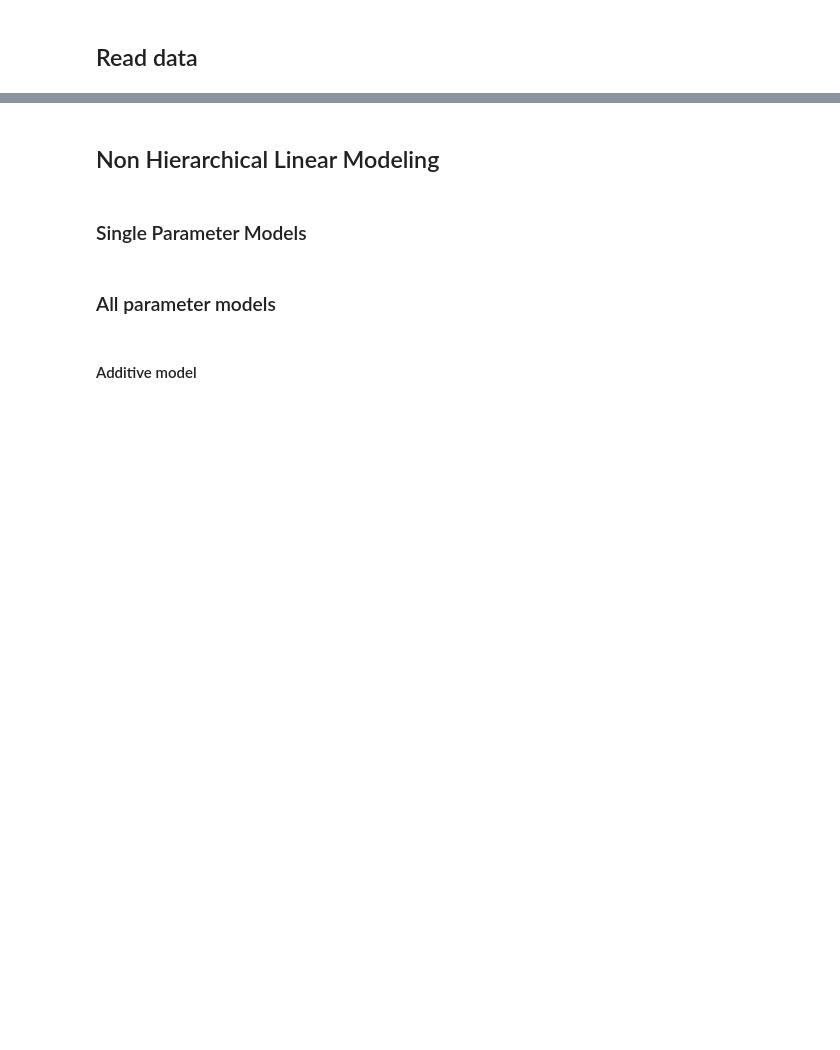
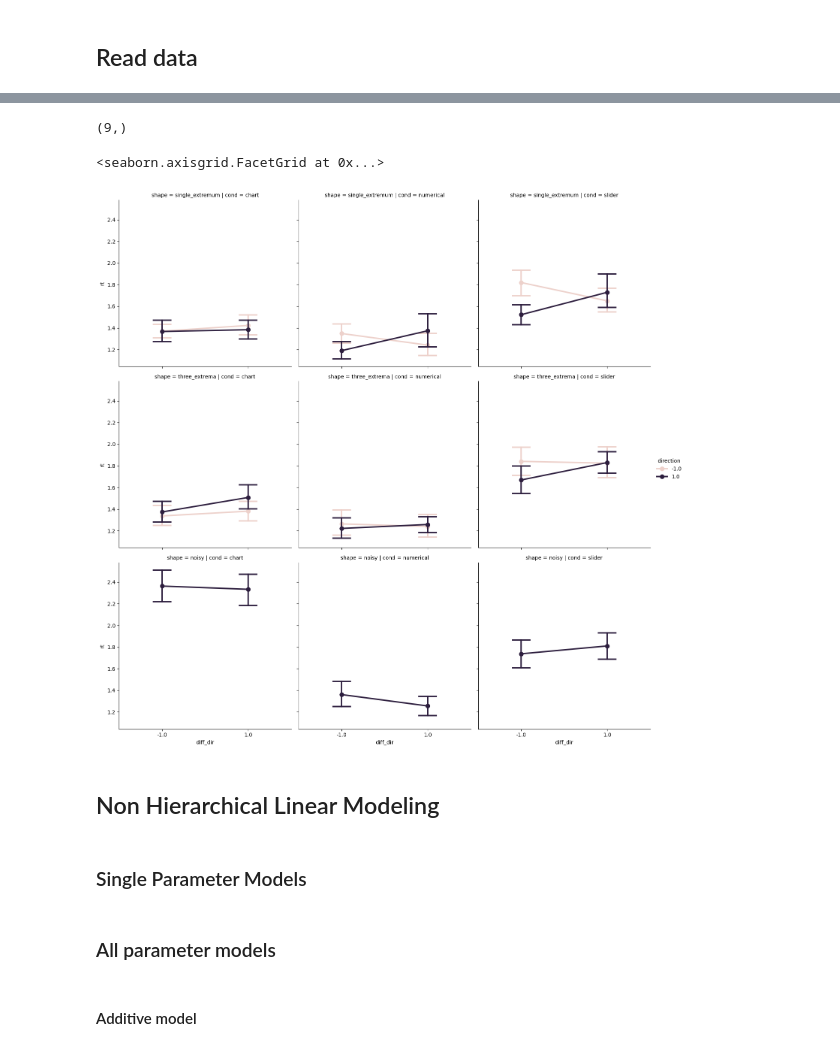
Before and after one commit to tejas-savalia/datavis_05, a Jupyter notebook: analysis_sandbox.ipynb, the cells around one changed output, grey strips where cells are left out. Saved outputs shown, nothing was run; the diff lists cells and outputs as text; code cells hidden in the pictures; blank space fills up the shorter version.

```diff
--- a/analysis_sandbox.ipynb
+++ b/analysis_sandbox.ipynb
@@ -11,6 +11,7 @@ import pymc as pm
 # hssm.set_floatX("float32")
 random_seed = 10
 from utils import *
+sns.set_palette('colorblind')
 # %% [markdown]
 ## Read data
 # %%
@@ -25,0 +29,3 @@ comb_data['participant_id'] = comb_data['participant']
+# %%
+comb_data_participant = comb_data.groupby(['means', 'direction', 'shape', 'diff_dir', 'cond']).mean().reset_index()
+comb_data_participant
@@ -26,3 +46,14 @@ comb_data['participant_id'] = comb_data['participant']
+# %%
+comb_data_participant.loc[comb_data_participant['cond'] == 'slider'].participant.unique().shape
+# %% [output]
+(9,)
+# %%
+sns.catplot(x = 'diff_dir', y = 'rt', hue = 'direction', col = 'cond', row = 'shape',
+#             estimator='median',
+            data = comb_data_participant, kind = 'point', capsize = 0.2)
+# %% [output]
+<seaborn.axisgrid.FacetGrid at 0x...>
+[figure, added]
 # %% [markdown]
 ## Non Hierarchical Linear Modeling
 # %% [markdown]
```
Also changed, not shown: parts of 44 cells of this notebook, 26 other files.
